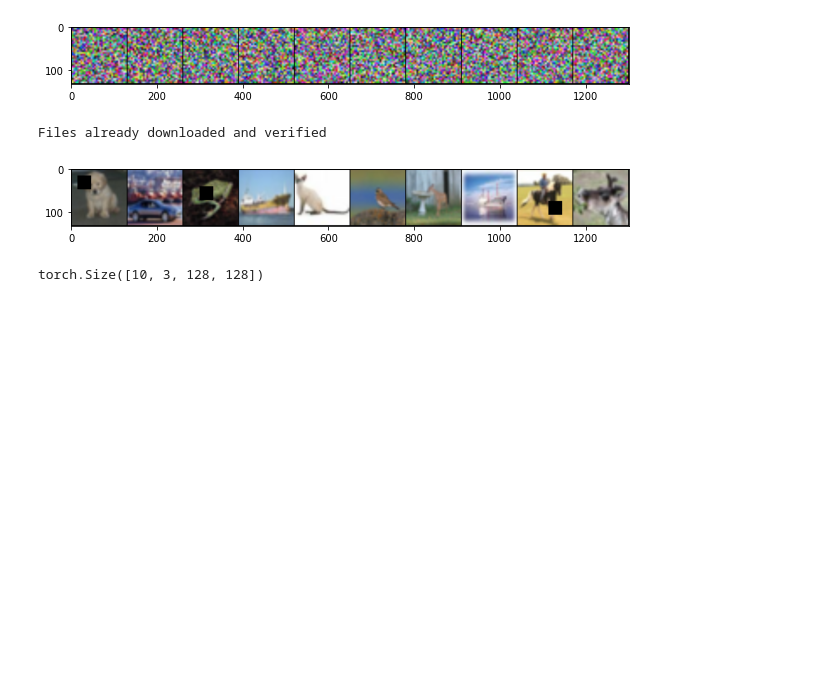
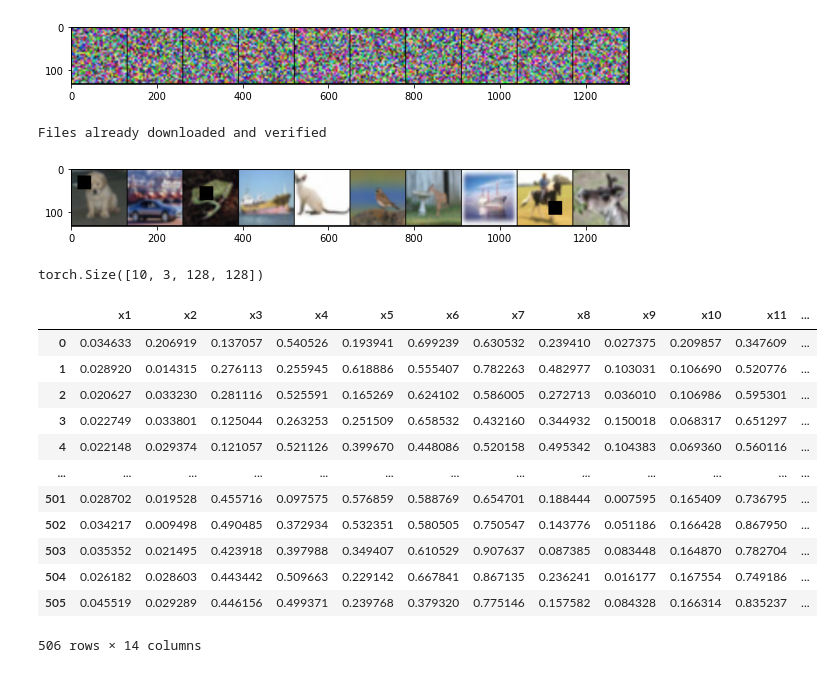
Before and after one commit to wh4044/PyTorch_Study, a Jupyter notebook: PyTorch 익히기/02_19_pytorch.ipynb, the cells around one changed output. Drawn from its saved outputs; the diff is of its cells as text; code cells hidden in the pictures; blank space fills up the shorter version.

```diff
--- a/PyTorch 익히기/02_19_pytorch.ipynb
+++ b/PyTorch 익히기/02_19_pytorch.ipynb
@@ -309,0 +320,17 @@ torch.Size([10, 3, 128, 128])
+# %%
+df = pd.read_csv("./data/reg.csv", index_col=[0])
+df
+# %% [output]
+|  | x1 | x2 | x3 | x4 | x5 | x6 | x7 | x8 | x9 | x10 | x11 | ... |
+| 0 | 0.034633 | 0.206919 | 0.137057 | 0.540526 | 0.193941 | 0.699239 | 0.630532 | 0.239410 | 0.027375 | 0.209857 | 0.347609 | ... |
+| 1 | 0.028920 | 0.014315 | 0.276113 | 0.255945 | 0.618886 | 0.555407 | 0.782263 | 0.482977 | 0.103031 | 0.106690 | 0.520776 | ... |
+| 2 | 0.020627 | 0.033230 | 0.281116 | 0.525591 | 0.165269 | 0.624102 | 0.586005 | 0.272713 | 0.036010 | 0.106986 | 0.595301 | ... |
+| 3 | 0.022749 | 0.033801 | 0.125044 | 0.263253 | 0.251509 | 0.658532 | 0.432160 | 0.344932 | 0.150018 | 0.068317 | 0.651297 | ... |
+| 4 | 0.022148 | 0.029374 | 0.121057 | 0.521126 | 0.399670 | 0.448086 | 0.520158 | 0.495342 | 0.104383 | 0.069360 | 0.560116 | ... |
+| ... | ... | ... | ... | ... | ... | ... | ... | ... | ... | ... | ... | ... |
+| 501 | 0.028702 | 0.019528 | 0.455716 | 0.097575 | 0.576859 | 0.588769 | 0.654701 | 0.188444 | 0.007595 | 0.165409 | 0.736795 | ... |
+| 502 | 0.034217 | 0.009498 | 0.490485 | 0.372934 | 0.532351 | 0.580505 | 0.750547 | 0.143776 | 0.051186 | 0.166428 | 0.867950 | ... |
+| 503 | 0.035352 | 0.021495 | 0.423918 | 0.397988 | 0.349407 | 0.610529 | 0.907637 | 0.087385 | 0.083448 | 0.164870 | 0.782704 | ... |
+| 504 | 0.026182 | 0.028603 | 0.443442 | 0.509663 | 0.229142 | 0.667841 | 0.867135 | 0.236241 | 0.016177 | 0.167554 | 0.749186 | ... |
+| 505 | 0.045519 | 0.029289 | 0.446156 | 0.499371 | 0.239768 | 0.379320 | 0.775146 | 0.157582 | 0.084328 | 0.166314 | 0.835237 | ... |
+506 rows × 14 columns
```
Also changed, not shown: parts of 12 cells of this notebook.
